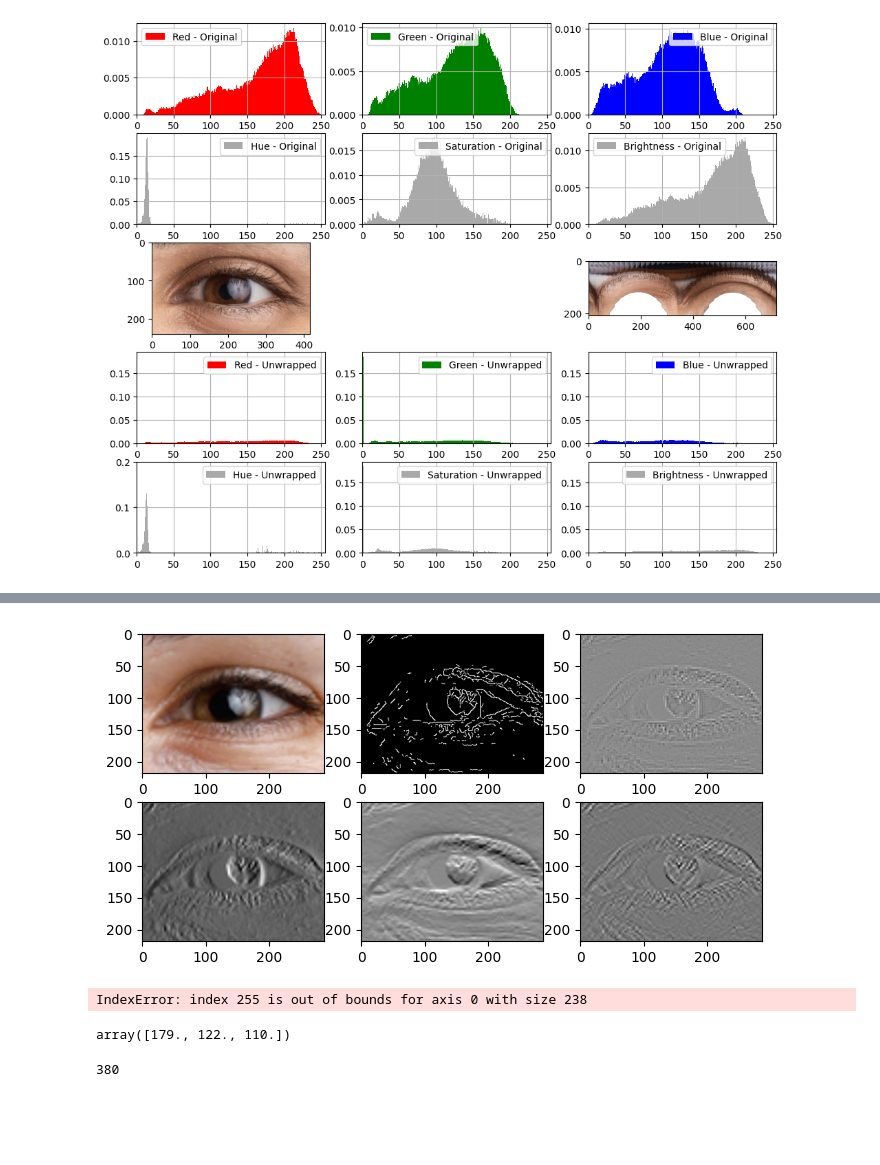
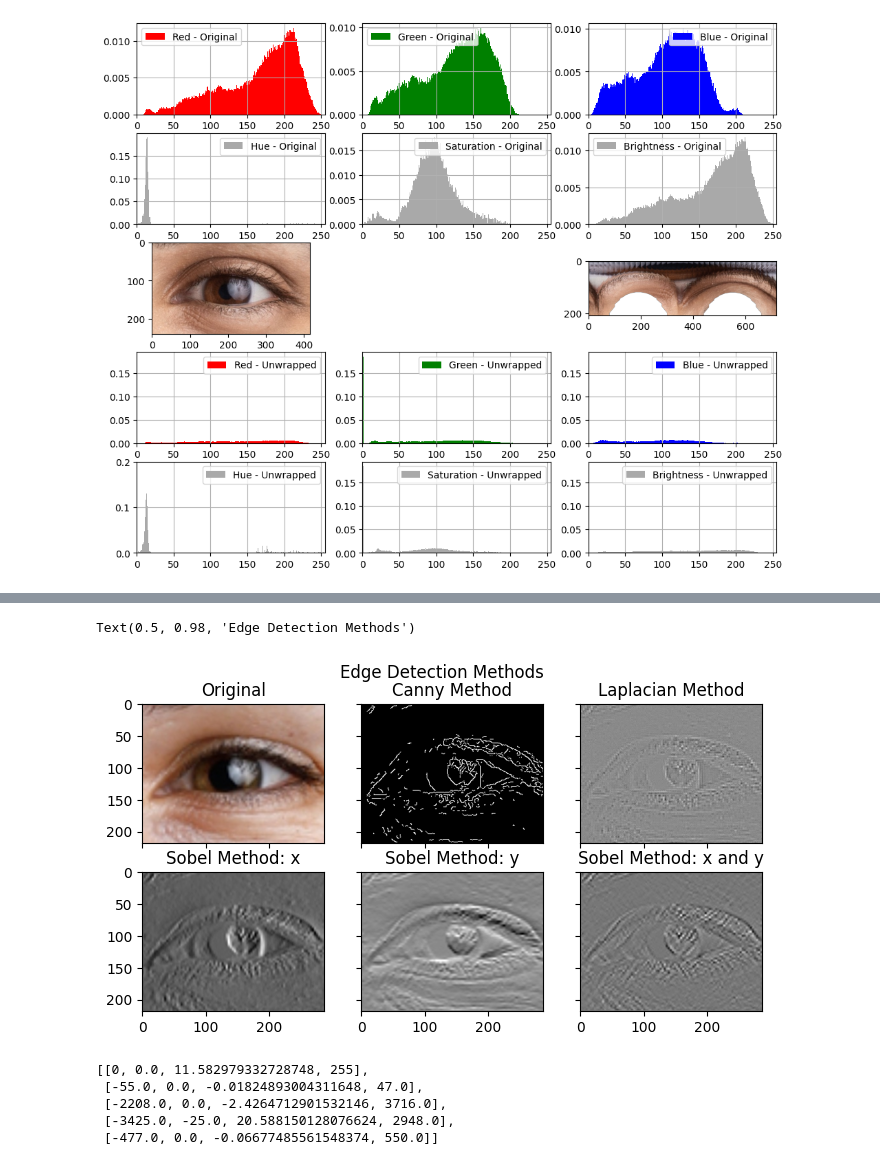
Before and after one commit to ethanrasmussen/EyeTraumaAnalysis, a Jupyter notebook: src/notebooks/skin_removal.ipynb, the cells around one changed output, grey strips where cells are left out. Saved outputs shown, nothing was run; the diff lists cells and outputs as text; code cells hidden in the pictures; blank space fills up the shorter version.

```diff
--- a/src/notebooks/skin_removal.ipynb
+++ b/src/notebooks/skin_removal.ipynb
@@ -188,38 +220,50 @@ axs[0,2].imshow(cv2.Canny(image.img, threshold1=90, threshold2=100), cmap="gray"
 # %%
 image = EyeTraumaAnalysis.Image("data/01_raw/11006.jpg")
 img_hsv = cv2.cvtColor(image.img[...,:3], cv2.COLOR_RGB2HSV)
 img_gray = cv2.cvtColor(image.img[...,:3], cv2.COLOR_RGB2GRAY)
 #img_blur = cv2.GaussianBlur(img_gray, (4,4), 0)
 
-fig, axs = plt.subplots(2, 3, figsize=(8,4))
+fig, axs = plt.subplots(2, 3, figsize=(8,4), sharex=True, sharey=True)
 axs[0,0].imshow(image.img)
+axs[0,0].set_title("Original");
 
+
+canny = cv2.Canny(image.img, threshold1=90, threshold2=100)
 laplacian = cv2.Laplacian(img_gray,cv2.CV_64F)
-axs[0,1].imshow(cv2.Canny(image.img, threshold1=90, threshold2=100), cmap="gray");
+axs[0,1].imshow(canny, cmap="gray");
+axs[0,1].set_title("Canny Method");
 axs[0,2].imshow(laplacian, cmap="gray");
+axs[0,2].set_title("Laplacian Method");
+
 
 # Sobel Edge Detection
 sobelx = cv2.Sobel(src=img_gray, ddepth=cv2.CV_64F, dx=1, dy=0, ksize=5) # Sobel Edge Detection on the X axis
 sobely = cv2.Sobel(src=img_gray, ddepth=cv2.CV_64F, dx=0, dy=1, ksize=5) # Sobel Edge Detection on the Y axis
 sobelxy = cv2.Sobel(src=img_gray, ddepth=cv2.CV_64F, dx=1, dy=1, ksize=5) # Combined X and Y Sobel Edge Detection
 # Display Sobel Edge Detection Images
 
 axs[1,0].imshow(sobelx, cmap="gray");
+axs[1,0].set_title("Sobel Method: x")
 axs[1,1].imshow(sobely, cmap="gray");
+axs[1,1].set_title("Sobel Method: y")
 axs[1,2].imshow(sobelxy, cmap="gray");
+axs[1,2].set_title("Sobel Method: x and y");
 #axs[0,2].imshow(cv2.cvtColor(bottom_region_hsv, cv2.COLOR_HSV2RGB));
+fig.suptitle("Edge Detection Methods")
 # %% [output]
+Text(0.5, 0.98, 'Edge Detection Methods')
-[figure, old version]
+[figure, new version]
-# %%
-zimage.img[frame_threshold]
-# %% [output]
-IndexError: index 255 is out of bounds for axis 0 with size 238
-# %%
-percentiles = np.quantile(bottom_region,[0.1, 0.9], axis=[0,1])
-cv2.inRange()
-# %% [output]
-array([179., 122., 110.])
-# %%
-ht
-# %% [output]
-380
+# %%
+[
+    [np.min(canny), np.median(canny), np.mean(canny), np.max(canny)],
+    [np.min(laplacian), np.median(laplacian), np.mean(laplacian),  np.max(laplacian)],
+    [np.min(sobelx), np.median(sobelx), np.mean(sobelx),  np.max(sobelx)],
+    [np.min(sobely), np.median(sobely), np.mean(sobely),  np.max(sobely)],
+    [np.min(sobelxy), np.median(sobelxy), np.mean(sobelxy), np.max(sobelxy)],
+]
+# %% [output]
+[[0, 0.0, 11.582979332728748, 255],
+ [-55.0, 0.0, -0.01824893004311648, 47.0],
+ [-2208.0, 0.0, -2.4264712901532146, 3716.0],
+ [-3425.0, -25.0, 20.588150128076624, 2948.0],
+ [-477.0, 0.0, -0.06677485561548374, 550.0]]
```
Also changed, not shown: parts of 6 cells of this notebook, 6 other files.
